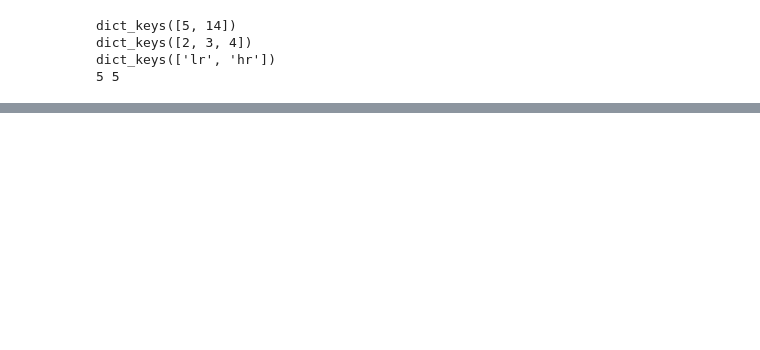
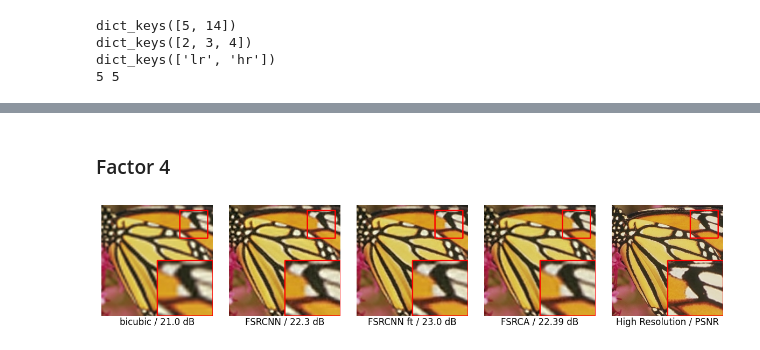
Before and after one commit to LucioLuque/TPFinal-Vision, a Jupyter notebook: notebooks/comparacion.ipynb, the cells around one changed output, grey strips where cells are left out. Drawn from its saved outputs; the diff is of its cells as text; code cells hidden in the pictures; blank space fills up the shorter version.

```diff
--- a/notebooks/comparacion.ipynb
+++ b/notebooks/comparacion.ipynb
@@ -42,0 +238,18 @@ print(tabulate(results, headers="keys", tablefmt="fancy_grid", showindex=False))
+# %% [markdown]
+### Factor 4
+# %%
+factor = 4
+imgs_set = 5
+set_dict = all_images[imgs_set][factor]
+img_index = 2
+
+models_names = ["bicubic",
+                "FSRCNN",
+                "FSRCNN ft",
+                "FSRCA",
+                # "FSRCA ft"
+                ]
+
+compare_plot_patches_models(set_dict, img_index, factor, models_names, zoom_patches_args, device)
+# %% [output]
+[figure, added]
```
Also changed, not shown: parts of 24 cells of this notebook, 15 other files.
